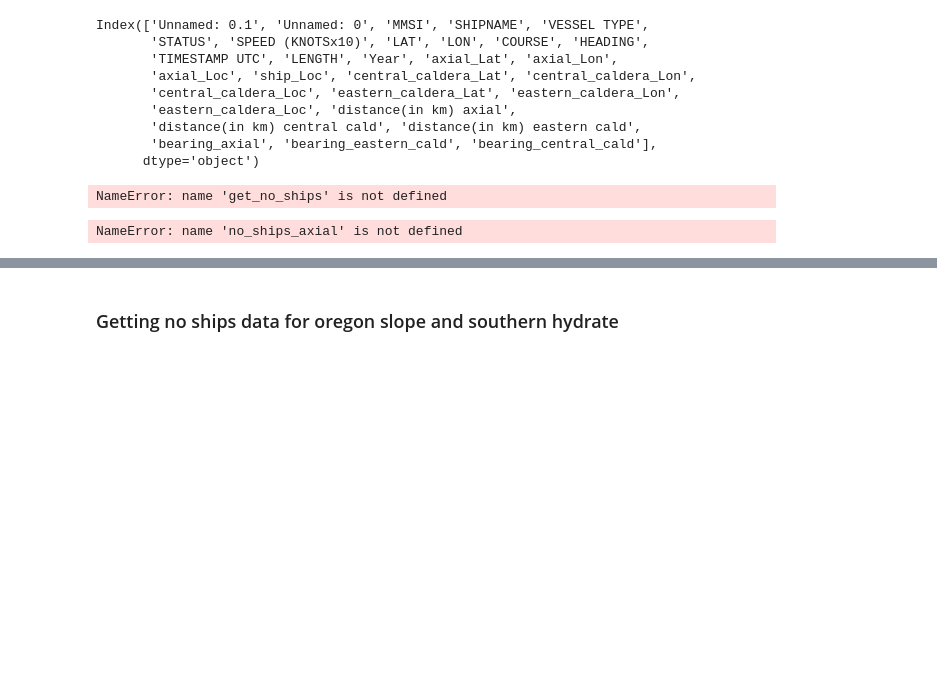
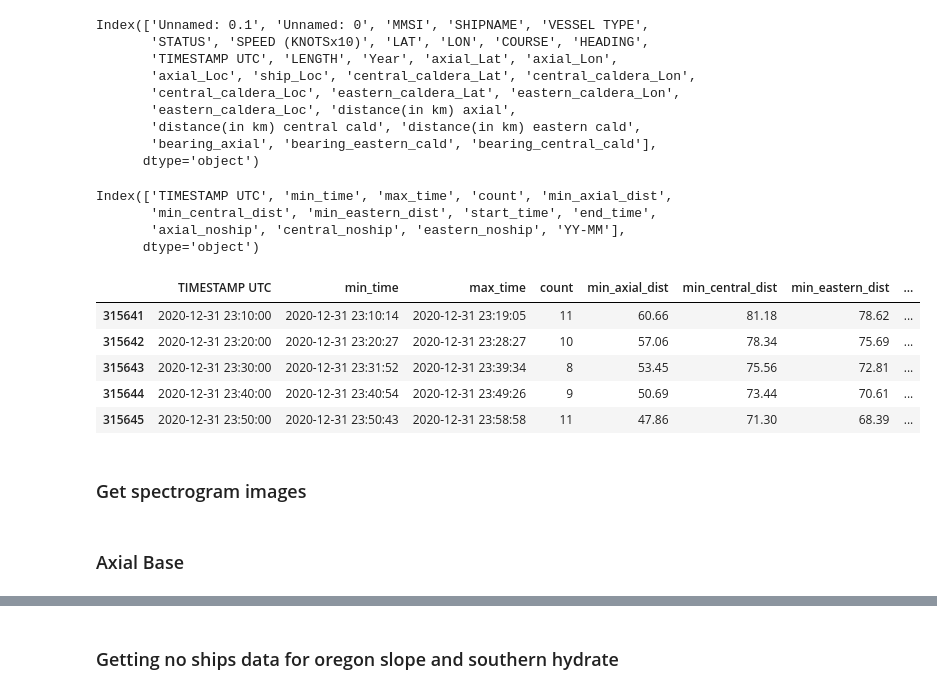
Before and after one commit to khirodsahoo93/Ocean-data-analysis, a Jupyter notebook: No_ship_data.ipynb, the cells around one changed output, grey strips where cells are left out. Cells and saved outputs as stored; diff of their text form; code cells hidden in the pictures; blank space fills up the shorter version.

```diff
--- a/No_ship_data.ipynb
+++ b/No_ship_data.ipynb
@@ -38,11 +33,6 @@ def get_no_ships_slope_hydrate (df,rad,min_d,freq,count_iso_instances): #optimis
 # %%
-def get_no_ships_axial(df,rad,min_d,freq,count_iso_instances): #optimised version
+def get_no_ships_axial(df,rad,min_d,freq): #optimised version
 
-    count_noship_instances=int(count_iso_instances+count_iso_instances*0.20)
-    min_date=df['TIMESTAMP UTC'].min()
-    max_date=df['TIMESTAMP UTC'].max()
-    num_months=int((max_date-min_date).total_seconds()/2629800)
-    count_per_month=int(count_noship_instances/num_months)
 
     df=df.sort_values(by=['TIMESTAMP UTC'],ascending=True)
     df_time_grp=df.groupby(pd.Grouper(key="TIMESTAMP UTC", freq=freq)).agg({'TIMESTAMP UTC':['min','max'],
@@ -57,9 +47,7 @@ def get_no_ships_axial(df,rad,min_d,freq,count_iso_instances): #optimised versio
     df_time_grp['central_noship']=[1 if x>rad else 0 for x in df_time_grp['min_central_dist'] ]
     df_time_grp['eastern_noship']=[1 if x>rad else 0 for x in df_time_grp['min_central_dist'] ]
     df_time_grp['YY-MM']=df_time_grp['TIMESTAMP UTC'].dt.strftime('%Y-%m')
-    df_time_grp1=df_time_grp[(df_time_grp['axial_noship']==1) | (df_time_grp['central_noship']==1) | (df_time_grp['eastern_noship']==1) ]
+#     df_time_grp1=df_time_grp[(df_time_grp['axial_noship']==1) | (df_time_grp['central_noship']==1) | (df_time_grp['eastern_noship']==1) ]
 
-    #stratified sampling on YY-MM
-    df_time_grp1=df_time_grp1.groupby('YY-MM', group_keys=False).apply(lambda x: x.sample(count_per_month))
-    return df_time_grp1
+    return df_time_grp
 # %%
@@ -190,9 +154,23 @@ Index(['Unnamed: 0.1', 'Unnamed: 0', 'MMSI', 'SHIPNAME', 'VESSEL TYPE',
 # %%
 #Usig
-no_ships_axial=get_no_ships(df,2.6,10,'10min',10000)
+no_ships_axial=get_no_ships_axial(df,30,10,'10min')
-# %% [output]
-NameError: name 'get_no_ships' is not defined
 # %%
-no_ships_axial.iloc[2,:]
+no_ships_axial.columns
 # %% [output]
-NameError: name 'no_ships_axial' is not defined
+Index(['TIMESTAMP UTC', 'min_time', 'max_time', 'count', 'min_axial_dist',
+       'min_central_dist', 'min_eastern_dist', 'start_time', 'end_time',
+       'axial_noship', 'central_noship', 'eastern_noship', 'YY-MM'],
+      dtype='object')
+# %%
+no_ships_axial.tail()
+# %% [output]
+|  | TIMESTAMP UTC | min_time | max_time | count | min_axial_dist | min_central_dist | min_eastern_dist | ... |
+| 315641 | 2020-12-31 23:10:00 | 2020-12-31 23:10:14 | 2020-12-31 23:19:05 | 11 | 60.66 | 81.18 | 78.62 | ... |
+| 315642 | 2020-12-31 23:20:00 | 2020-12-31 23:20:27 | 2020-12-31 23:28:27 | 10 | 57.06 | 78.34 | 75.69 | ... |
+| 315643 | 2020-12-31 23:30:00 | 2020-12-31 23:31:52 | 2020-12-31 23:39:34 | 8 | 53.45 | 75.56 | 72.81 | ... |
+| 315644 | 2020-12-31 23:40:00 | 2020-12-31 23:40:54 | 2020-12-31 23:49:26 | 9 | 50.69 | 73.44 | 70.61 | ... |
+| 315645 | 2020-12-31 23:50:00 | 2020-12-31 23:50:43 | 2020-12-31 23:58:58 | 11 | 47.86 | 71.30 | 68.39 | ... |
+# %% [markdown]
+### Get spectrogram images
+# %% [markdown]
+### Axial Base
```
Also changed, not shown: parts of 25 cells of this notebook, 16 other files.
